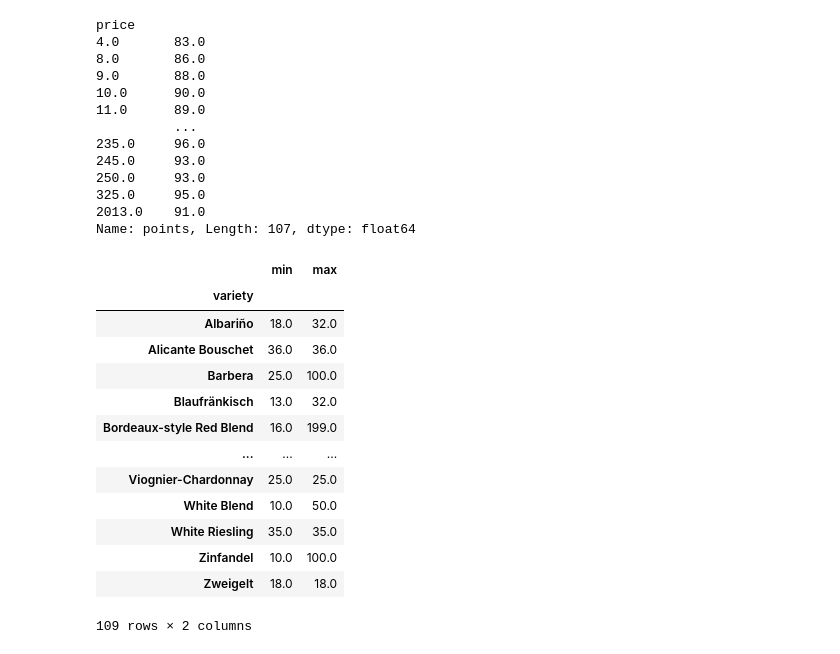
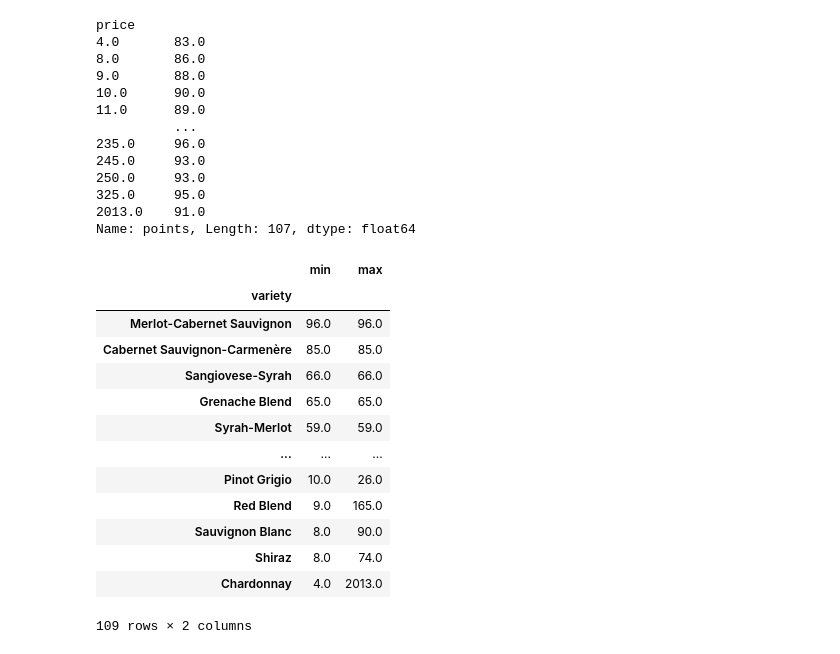
Before and after one commit to mezenka/Pandas_practice, a Jupyter notebook: pandas_kaggle.ipynb, the cells around one changed output. Saved outputs shown, nothing was run; the diff lists cells and outputs as text; code cells hidden in the pictures.

```diff
--- a/pandas_kaggle.ipynb
+++ b/pandas_kaggle.ipynb
@@ -842,20 +842,20 @@ price
 Name: points, Length: 107, dtype: float64
 # %%
 # find min and max prices for each variety
-price_min_max = reviews.groupby('variety').price.agg([min, max])
+price_min_max = reviews.groupby('variety').price.agg([min, max]).sort_values(by=['min','max'], ascending=False)
 price_min_max
 # %% [output]
 |  | min | max |
 | variety |  |  |
-| Albariño | 18.0 | 32.0 |
-| Alicante Bouschet | 36.0 | 36.0 |
-| Barbera | 25.0 | 100.0 |
-| Blaufränkisch | 13.0 | 32.0 |
-| Bordeaux-style Red Blend | 16.0 | 199.0 |
+| Merlot-Cabernet Sauvignon | 96.0 | 96.0 |
+| Cabernet Sauvignon-Carmenère | 85.0 | 85.0 |
+| Sangiovese-Syrah | 66.0 | 66.0 |
+| Grenache Blend | 65.0 | 65.0 |
+| Syrah-Merlot | 59.0 | 59.0 |
 | ... | ... | ... |
-| Viognier-Chardonnay | 25.0 | 25.0 |
-| White Blend | 10.0 | 50.0 |
-| White Riesling | 35.0 | 35.0 |
-| Zinfandel | 10.0 | 100.0 |
-| Zweigelt | 18.0 | 18.0 |
+| Pinot Grigio | 10.0 | 26.0 |
+| Red Blend | 9.0 | 165.0 |
+| Sauvignon Blanc | 8.0 | 90.0 |
+| Shiraz | 8.0 | 74.0 |
+| Chardonnay | 4.0 | 2013.0 |
 109 rows × 2 columns
```
